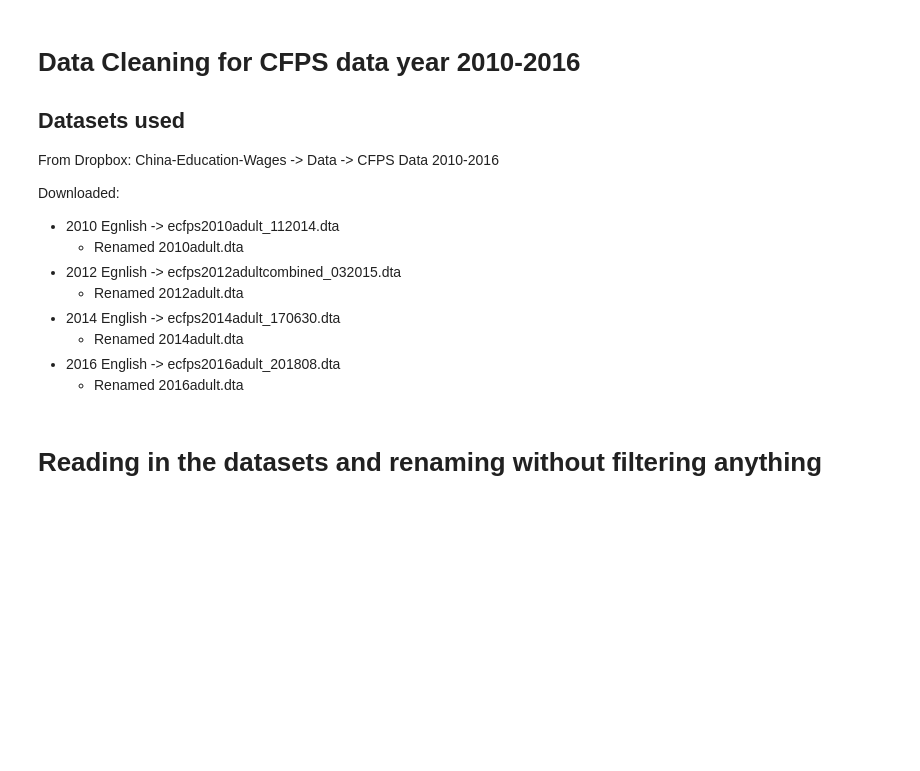
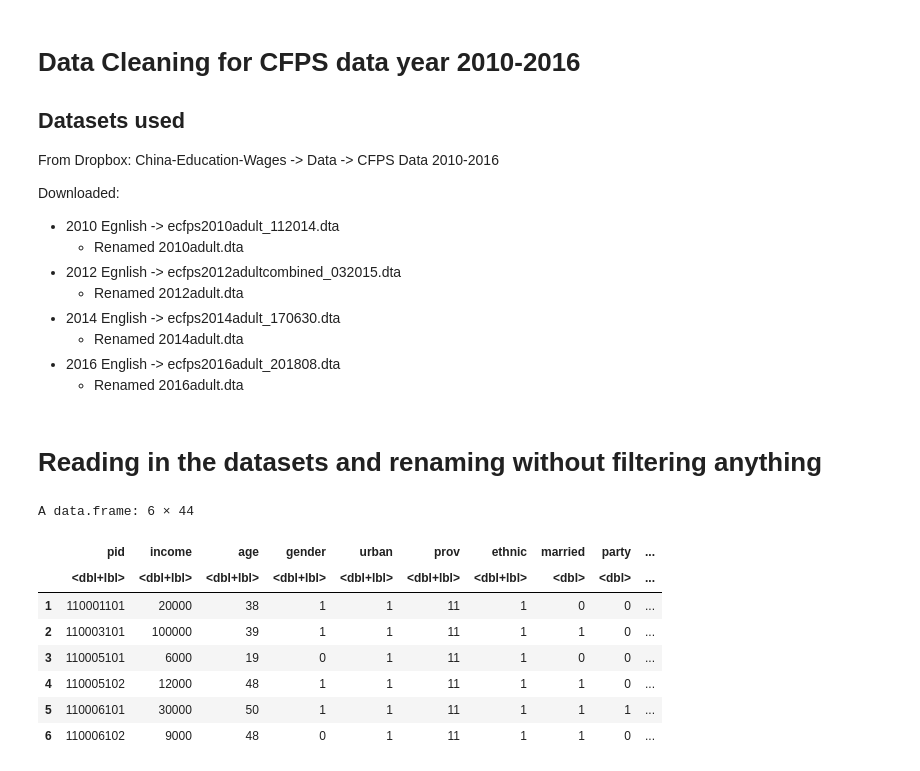
Before and after one commit to dwrh/China-Education-Wages, a Jupyter notebook: cfps-data-cleaning.ipynb, the cells around one changed output. Drawn from its saved outputs; the diff is of its cells as text; code cells hidden in the pictures; blank space fills up the shorter version.

```diff
--- a/cfps-data-cleaning.ipynb
+++ b/cfps-data-cleaning.ipynb
@@ -128,4 +109,46 @@ for (row in seq_len(nrow(data10))) {
 }
+# %%
+mincer10 <- filter(mincer10, !is.na(prov) & prov > 0 & prov < 63)
+mincer10 <- dummy_cols(mincer10, select_columns = "prov")
+mincer10 <- mincer10 %>%
+  rename(Beijing = prov_11,
+         Tianjin = prov_12,
+         Hebei = prov_13,
+         Shanxi = prov_14,
+         Liaoning = prov_21,
+         Jilin = prov_22,
+         Heilongjiang = prov_23,
+         Shanghai = prov_31,
+         Jiangsu = prov_32,
+         Zhejiang = prov_33,
+         Anhui = prov_34,
+         Fujian = prov_35,
+         Jiangxi = prov_36,
+         Shandong = prov_37,
+         Henan = prov_41,
+         Hubei = prov_42,
+         Hunan = prov_43,
+         Guangdong = prov_44,
+         Guangxi_Zhuang_Autonomous_Region = prov_45,
+         Chongqing = prov_50,
+         Sichuan = prov_51,
+         Guizhou = prov_52,
+         Yunnan = prov_53,
+         Shaanxi = prov_61,
+         Gansu = prov_62
+  )
+# %%
+head(mincer10)
+# %% [output]
+A data.frame: 6 × 44
+|  | pid | income | age | gender | urban | prov | ethnic | married | party | ... |
+|  | <dbl+lbl> | <dbl+lbl> | <dbl+lbl> | <dbl+lbl> | <dbl+lbl> | <dbl+lbl> | <dbl+lbl> | <dbl> | <dbl> | ... |
+| 1 | 110001101 | 20000 | 38 | 1 | 1 | 11 | 1 | 0 | 0 | ... |
+| 2 | 110003101 | 100000 | 39 | 1 | 1 | 11 | 1 | 1 | 0 | ... |
+| 3 | 110005101 | 6000 | 19 | 0 | 1 | 11 | 1 | 0 | 0 | ... |
+| 4 | 110005102 | 12000 | 48 | 1 | 1 | 11 | 1 | 1 | 0 | ... |
+| 5 | 110006101 | 30000 | 50 | 1 | 1 | 11 | 1 | 1 | 1 | ... |
+| 6 | 110006102 | 9000 | 48 | 0 | 1 | 11 | 1 | 1 | 0 | ... |
 # %%
 mincer12 <- data.frame(
   pid = data12$pid,
```
Also changed, not shown: parts of 11 cells of this notebook, 24 other files.
